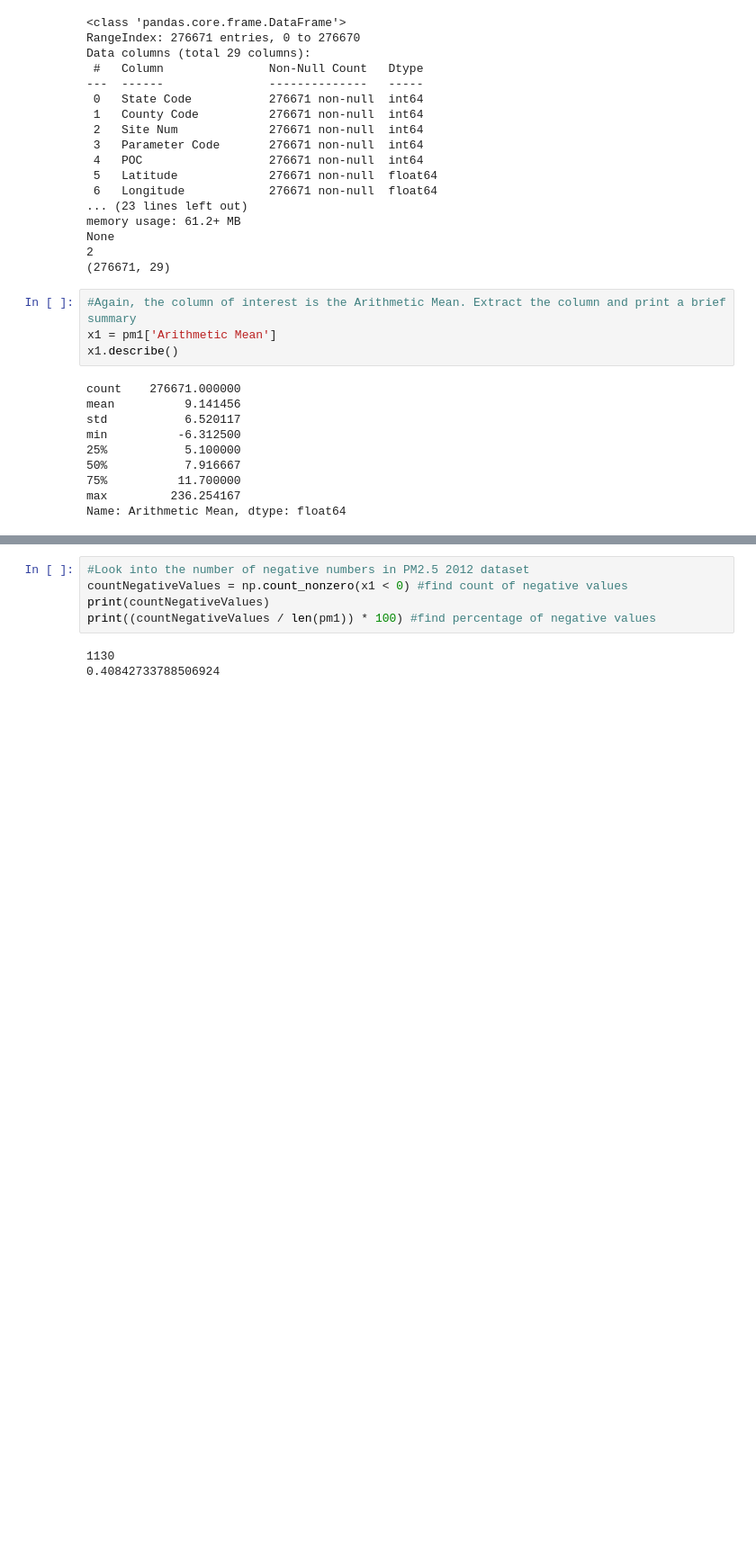
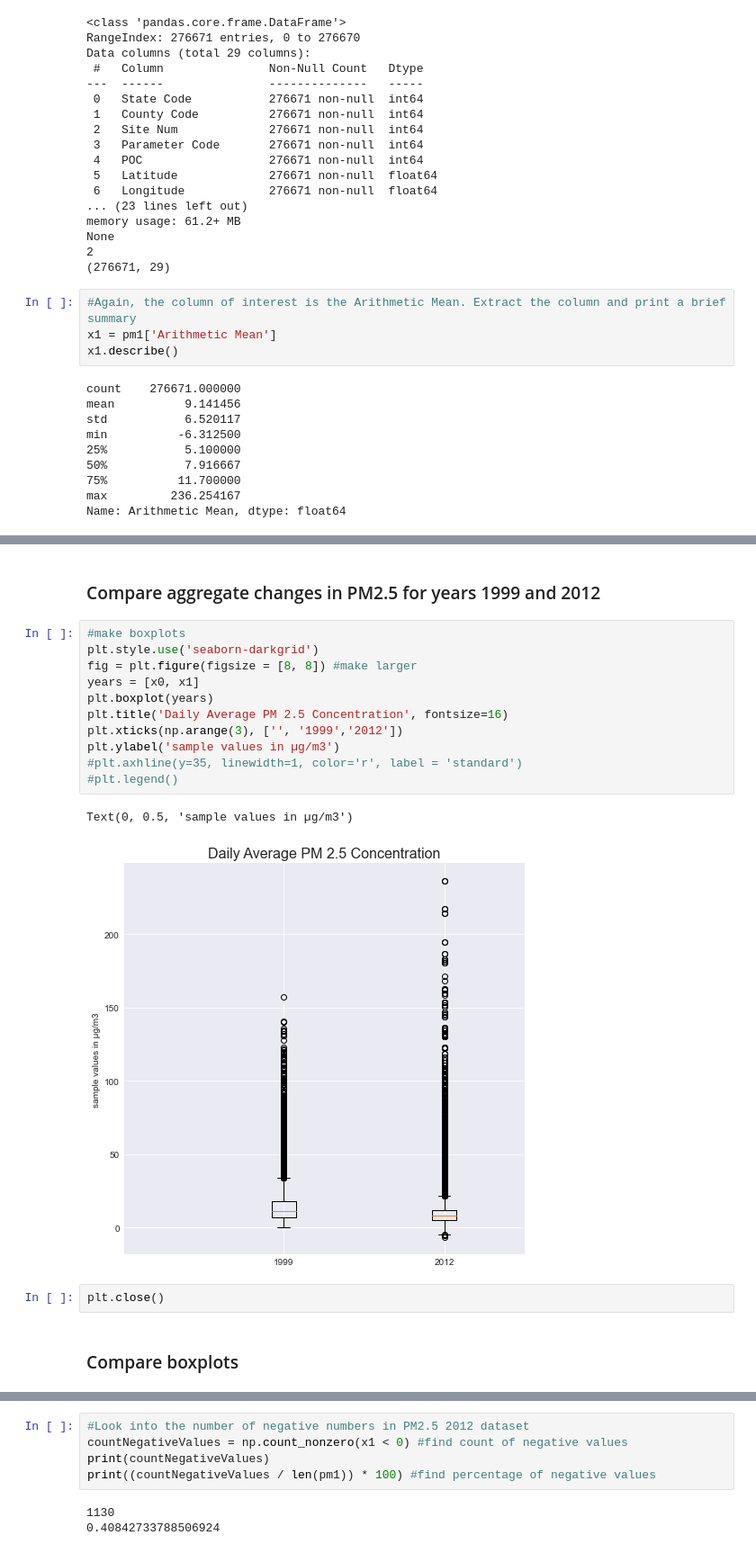
Before and after one commit to mjlaw/FIT_capstone, a Jupyter notebook: Jupyter_notebooks/PM2.5 studies.ipynb, the cells around one changed output, grey strips where cells are left out. Shown: that part at 90% size. Drawn from its saved outputs; the diff is of its cells as text; blank space fills up the shorter version.

```diff
--- a/Jupyter_notebooks/PM2.5 studies.ipynb
+++ b/Jupyter_notebooks/PM2.5 studies.ipynb
@@ -163,3 +169,23 @@ The summary(x0) for my 2012 Arithmetic Mean does not align as closely to Dr. Pen
 The means were exactly the same, though. Interestingly, the minimum value in my summary was also a negative value.
 The maximum value in my summary was 236.25, a more reasonable value than 909. Presumably, the 909 observation row was
 removed from the summarized csv file that I used for analysis.
+# %% [markdown]
+### Compare aggregate changes in PM2.5 for years 1999 and 2012
+# %%
+#make boxplots
+plt.style.use('seaborn-darkgrid')
+fig = plt.figure(figsize = [8, 8]) #make larger
+years = [x0, x1]
+plt.boxplot(years)
+plt.title('Daily Average PM 2.5 Concentration', fontsize=16)
+plt.xticks(np.arange(3), ['', '1999','2012'])
+plt.ylabel('sample values in µg/m3')
+#plt.axhline(y=35, linewidth=1, color='r', label = 'standard')
+#plt.legend()
+# %% [output]
+Text(0, 0.5, 'sample values in µg/m3')
+[figure, added]
+# %%
+plt.close()
+# %% [markdown]
+### Compare boxplots
```
Also changed, not shown: parts of 89 cells of this notebook, 3 other files.
